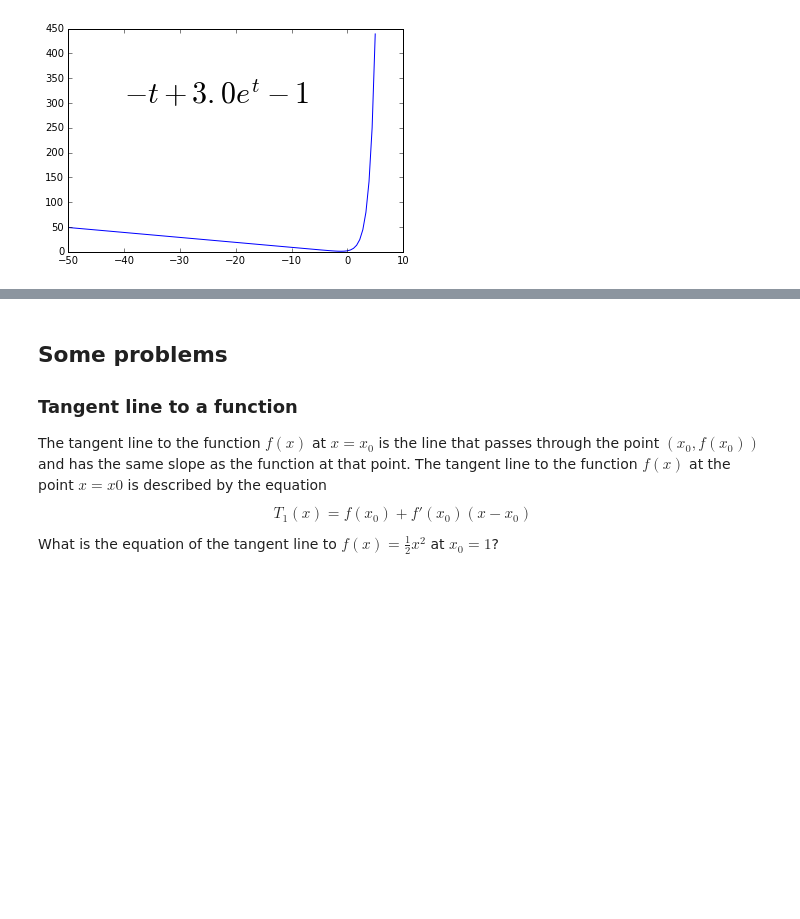
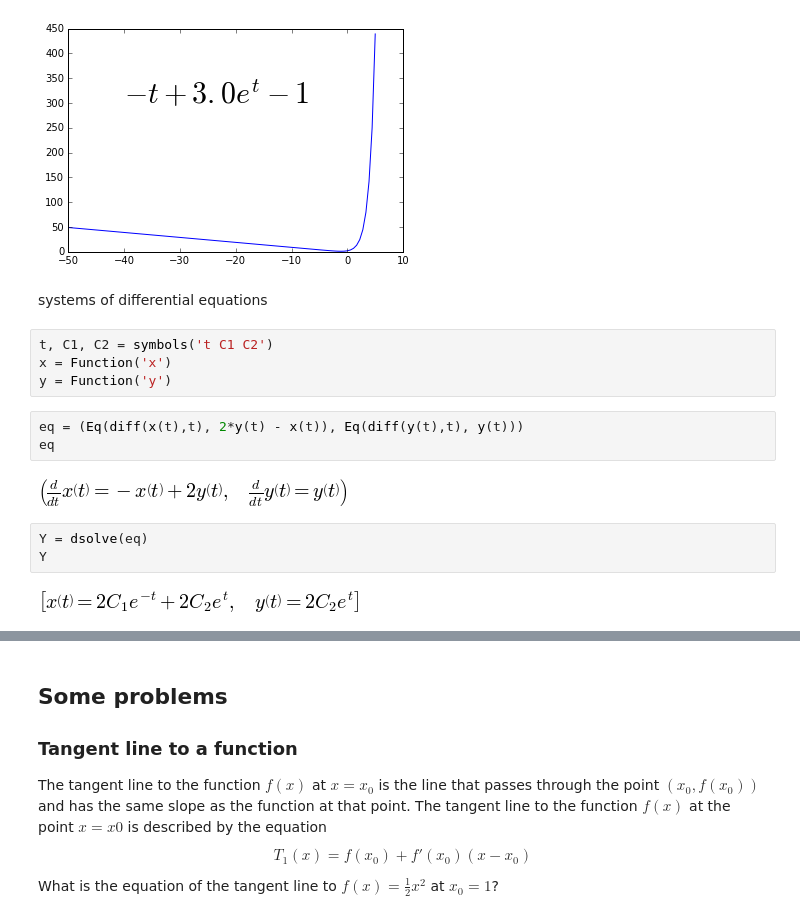
Before and after one commit to myforkedrepositories/20161.mmod, a Jupyter notebook: Notes - 02 A. Sympy.ipynb, the cells around one changed output, grey strips where cells are left out. Cells and saved outputs as stored; diff of their text form; blank space fills up the shorter version.

Commit message:
sympy system of diff eqs

```diff
--- a/Notes - 02 A. Sympy.ipynb
+++ b/Notes - 02 A. Sympy.ipynb
@@ -354,3 +354,19 @@ plt.text(-40,300, "$"+latex(yt_final)+"$", size=30)
 # %% [output]
 <matplotlib.text.Text at 0x...>
 [figure]
+# %% [markdown]
+systems of differential equations
+# %%
+t, C1, C2 = symbols('t C1 C2')
+x = Function('x')
+y = Function('y')
+# %%
+eq = (Eq(diff(x(t),t), 2*y(t) - x(t)), Eq(diff(y(t),t), y(t)))
+eq
+# %% [output]
+[figure, added]
+# %%
+Y = dsolve(eq)
+Y
+# %% [output]
+[figure, added]
```
Also changed, not shown: parts of 3 cells of this notebook.
